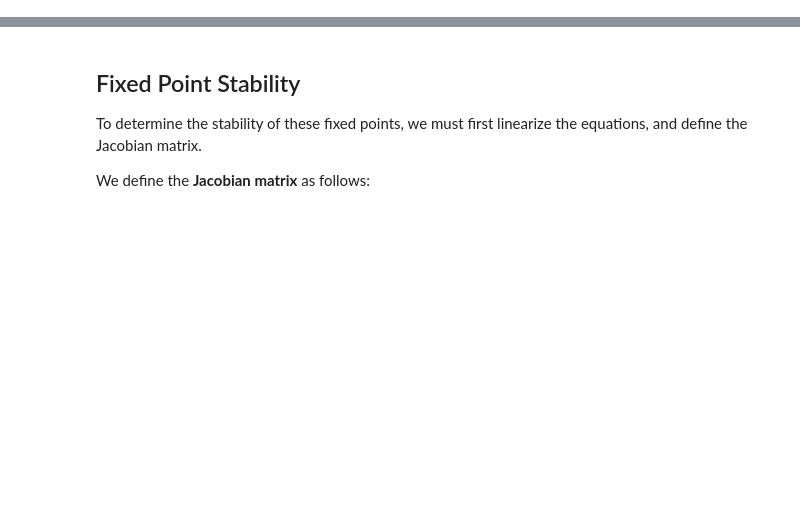
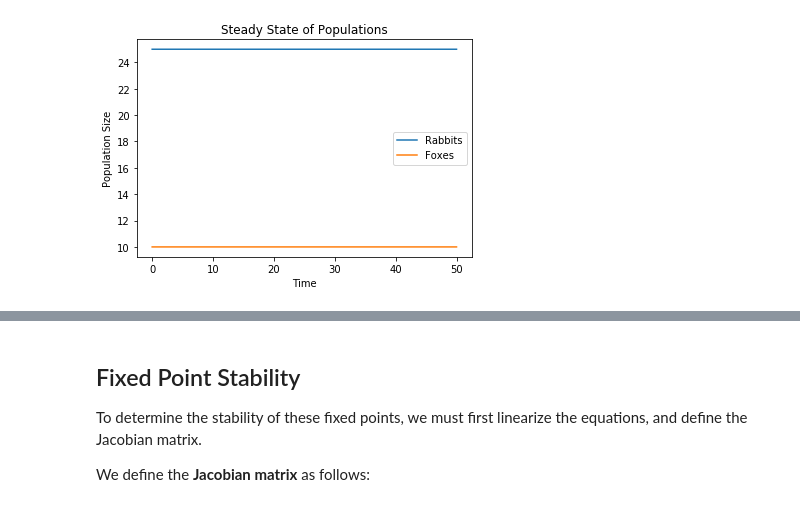
Before and after one commit to INASIC/predator-prey_systems, a Jupyter notebook: Modelling Predator-Prey Systems in Python.ipynb, the cells around one changed output, grey strips where cells are left out. Saved outputs shown, nothing was run; the diff lists cells and outputs as text; code cells hidden in the pictures; blank space fills up the shorter version.

```diff
--- a/Modelling Predator-Prey Systems in Python.ipynb
+++ b/Modelling Predator-Prey Systems in Python.ipynb
@@ -61,0 +187,76 @@ True
+# %%
+from scipy.integrate import odeint
+import matplotlib.pyplot as plt
+import numpy as npy
+import random
+
+# timestep determines the accuracy of the euler method of integration
+timestep = 0.001
+# amplitude of noise term
+amp = 0.
+# the time at which the simulation ends
+end_time = 50
+
+# creates a time vector from 0 to end_time, seperated by a timestep
+t = npy.arange(0,end_time,timestep)
+
+# intialize rabbits (x) and foxes (y) vectors
+x = []
+y = []
+
+# noise term to perturb differential equations
+def StochasticTerm(amp):
+    return (amp * random.uniform(-1,1))
+
+"""" definition of lotka-volterra parameters"""
+# birth rate of rabbits
+a = 1
+# death rate of rabbits due to predation
+b = 0.1
+# natural death rate of foxes
+c = 0.5
+# factor that describes how many eaten rabbits give birth to a new fox
+d = 0.02
+
+""" euler integration """
+
+# initial conditions for the rabbit (x) and fox (y) populations at time=0
+x.append(c/d)
+y.append(a/b)
+
+# forward euler method of integration
+# a perturbbation term is added to the differentials to make the simulation stochastic
+for index in range(1,len(t)):
+
+    # make parameters stochastic
+#     a = a + StochasticTerm(amp)
+#     b = b + StochasticTerm(amp)
+#     c = c + StochasticTerm(amp)
+#     d = d + StochasticTerm(amp)
+
+    # evaluate the current differentials
+    xd = x[index-1] * (a - b*y[index-1])
+    yd = -y[index-1]*(c - d*x[index-1])
+
+    # evaluate the next value of x and y using differentials
+    next_x = x[index-1] + xd * timestep
+    next_y = y[index-1] + yd * timestep
+
+    # add the next value of x and y
+    # add noise to x and y
+    x.append(next_x + StochasticTerm(amp))
+    y.append(next_y)
+
+""" visualization """
+
+if amp == 0:
+    # visualization of deterministic populations against time
+    plt.plot(t, x)
+    plt.plot(t, y)
+    plt.xlabel('Time')
+    plt.ylabel('Population Size')
+    plt.legend(('Rabbits', 'Foxes'))
+    plt.title('Steady State of Populations')
+    plt.show()
+# %% [output]
+[figure, added]
```
Also changed, not shown: parts of 23 cells of this notebook.
